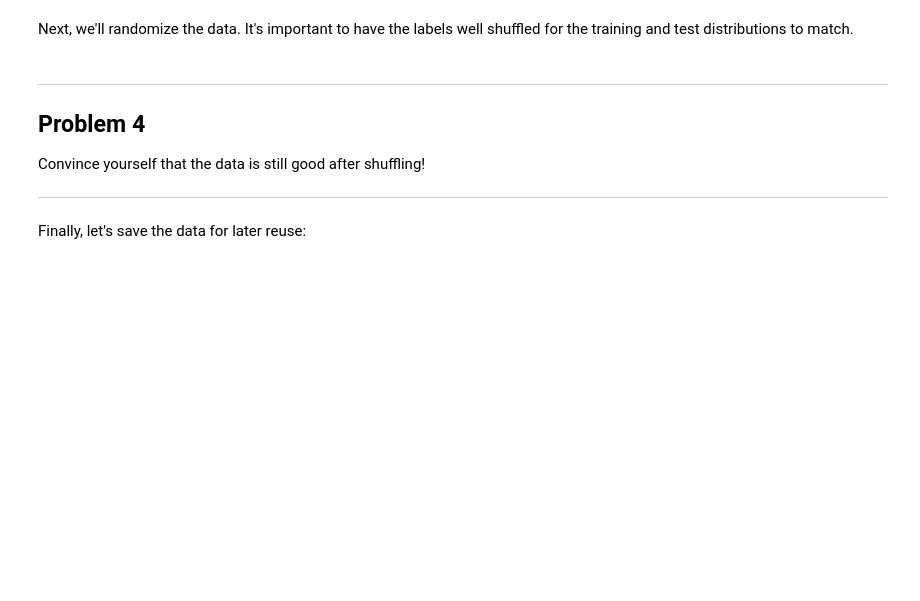
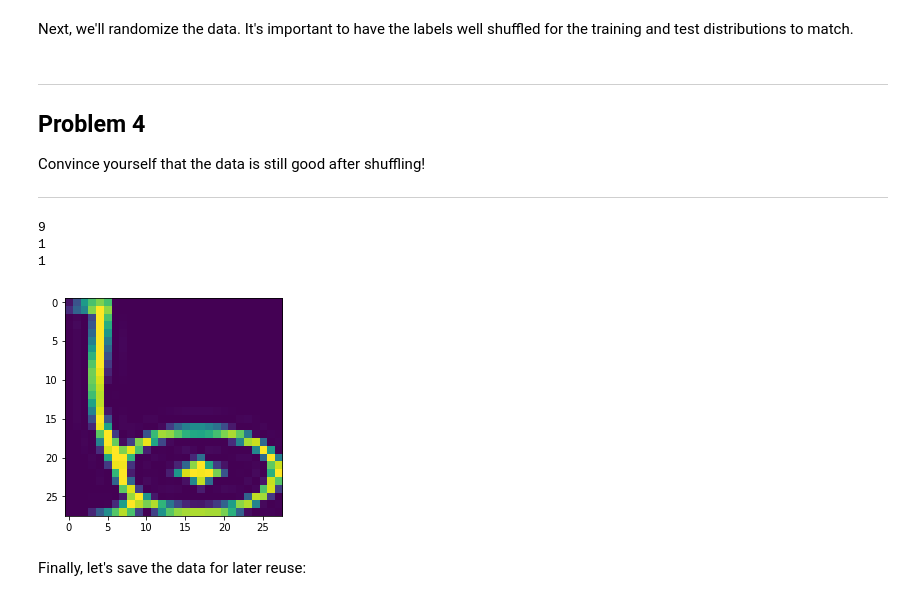
Before and after one commit to pgmcgee/udacity-deep-learning, a Jupyter notebook: assignment_1_notMNIST/1_notmnist.ipynb, the cells around one changed output. Saved outputs shown, nothing was run; the diff lists cells and outputs as text; code cells hidden in the pictures; blank space fills up the shorter version.

```diff
--- a/assignment_1_notMNIST/1_notmnist.ipynb
+++ b/assignment_1_notMNIST/1_notmnist.ipynb
@@ -227,3 +217,12 @@ Problem 3
 Another check: we expect the data to be balanced across classes. Verify that.
 
 ---
+# %%
+classes = []
+for alphas in train_datasets:
+    with open(alphas, 'rb') as file:
+        ds = pickle.load(file)
+        classes.append(len(ds))
+
+variance = np.sum(np.square(np.subtract(classes, np.mean(classes)))) / len(classes)
+print("GOOD") if variance < 1 else print("BAD")
@@ -308,6 +309,21 @@ Problem 4
 Convince yourself that the data is still good after shuffling!
 
 ---
+# %%
+def display_random(dataset, labels, size=1):
+    choices = np.random.random_integers(len(dataset)-1, size=size)
+    for choice in choices:
+        plt.imshow(dataset[choice])
+        print(labels[choice])
+
+display_random(train_dataset, train_labels, 1)
+display_random(test_dataset, test_labels, 1)
+display_random(valid_dataset, valid_labels, 1)
+# %% [output]
+9
+1
+1
+[figure, added]
 # %% [markdown]
 Finally, let's save the data for later reuse:
 # %%
```
Also changed, not shown: parts of 6 cells of this notebook, 2 other files.
